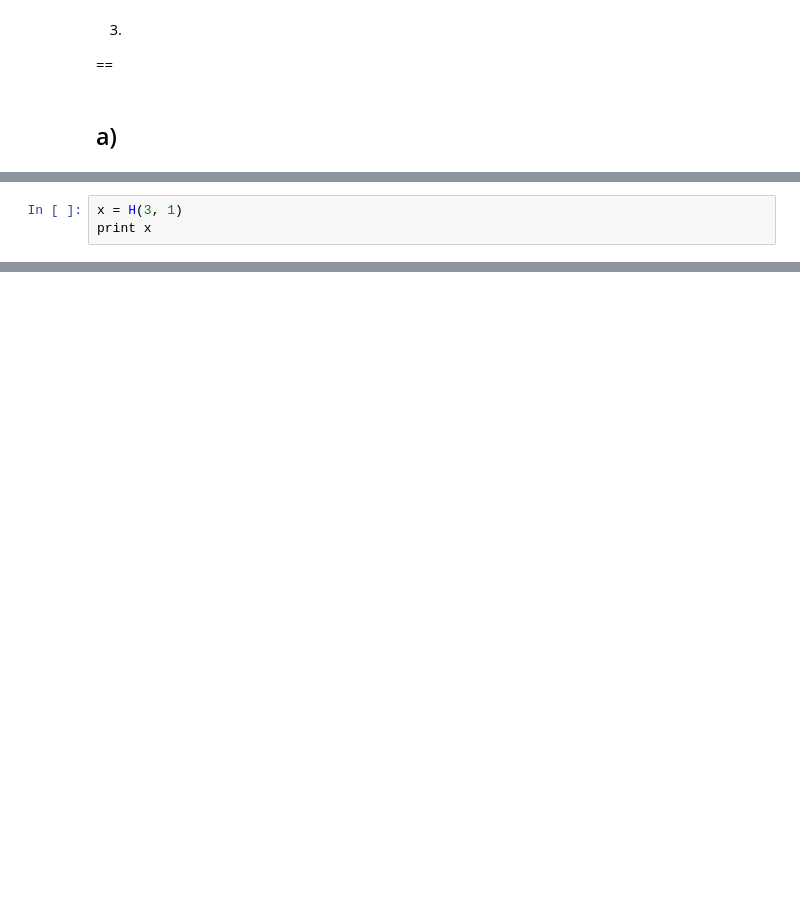
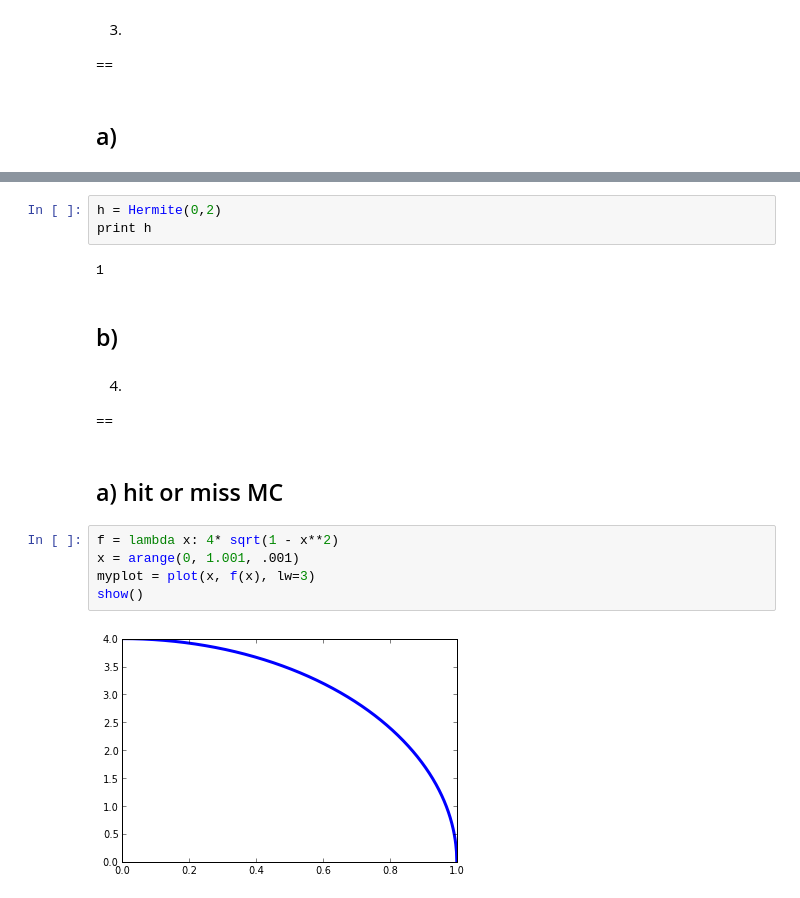
Before and after one commit to kreyno10/PHYS202-S13, a Jupyter notebook: Week5/Num Int Exercise 4.ipynb, the cells around one changed output, grey strips where cells are left out. Saved outputs shown, nothing was run; the diff lists cells and outputs as text; blank space fills up the shorter version.

```diff
--- a/Week5/Num Int Exercise 4.ipynb
+++ b/Week5/Num Int Exercise 4.ipynb
@@ -58,3 +70,0 @@ def H(n,x):
-# %%
-x = H(3, 1)
-print x
@@ -62,0 +80,21 @@ print x
+# %%
+h = Hermite(0,2)
+print h
+# %% [output]
+1
+# %% [markdown]
+b)
+-
+# %% [markdown]
+4.
+==
+# %% [markdown]
+a) hit or miss MC
+-
+# %%
+f = lambda x: 4* sqrt(1 - x**2)
+x = arange(0, 1.001, .001)
+myplot = plot(x, f(x), lw=3)
+show()
+# %% [output]
+[figure, added]
```
Also changed, not shown: parts of 25 cells of this notebook.
